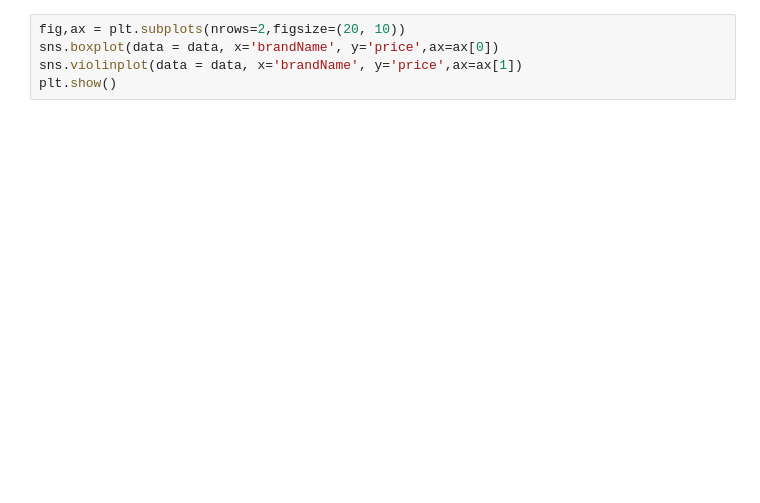
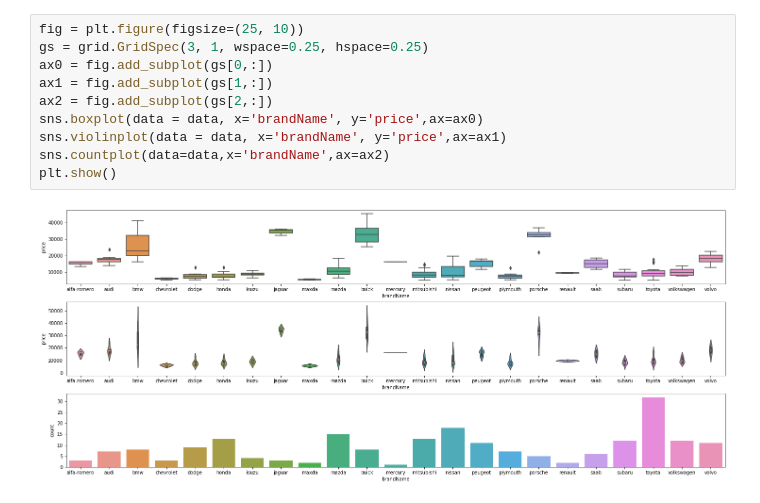
Before and after one commit to prateekkohli1992/regression_1, a Jupyter notebook: EDA_2.ipynb, the cells around one changed output. Drawn from its saved outputs; the diff is of its cells as text; blank space fills up the shorter version.

```diff
--- a/EDA_2.ipynb
+++ b/EDA_2.ipynb
@@ -55,6 +71,13 @@ plt.show()
 # %%
-fig,ax = plt.subplots(nrows=2,figsize=(20, 10))
-sns.boxplot(data = data, x='brandName', y='price',ax=ax[0])
-sns.violinplot(data = data, x='brandName', y='price',ax=ax[1])
+fig = plt.figure(figsize=(25, 10))
+gs = grid.GridSpec(3, 1, wspace=0.25, hspace=0.25)
+ax0 = fig.add_subplot(gs[0,:])
+ax1 = fig.add_subplot(gs[1,:])
+ax2 = fig.add_subplot(gs[2,:])
+sns.boxplot(data = data, x='brandName', y='price',ax=ax0)
+sns.violinplot(data = data, x='brandName', y='price',ax=ax1)
+sns.countplot(data=data,x='brandName',ax=ax2)
 plt.show()
+# %% [output]
+[figure, added]
 # %%
```
Also changed, not shown: parts of 18 cells of this notebook.
